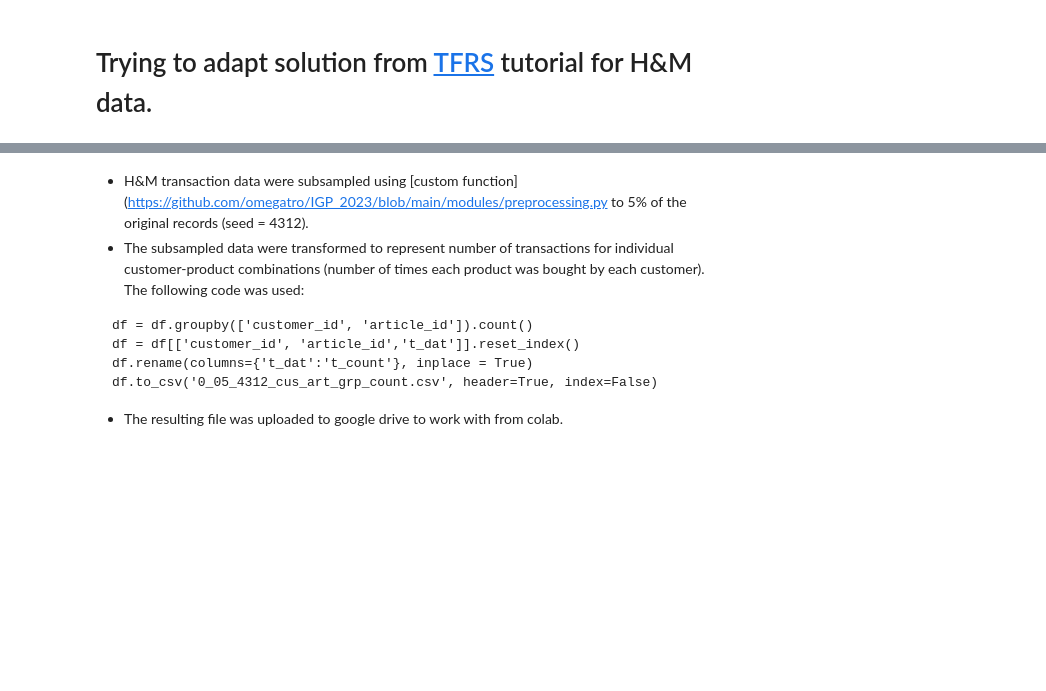
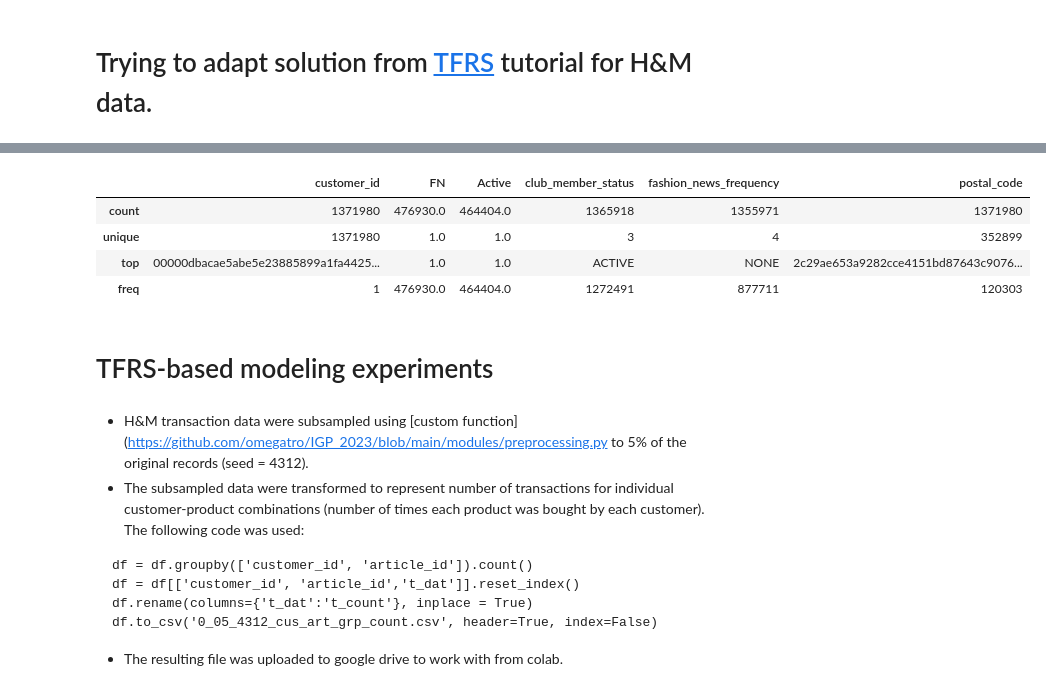
Before and after one commit to omegatro/IGP_2023, a Jupyter notebook: notebooks/tfrs_sandbox.ipynb, the cells around one changed output, grey strips where cells are left out. Saved outputs shown, nothing was run; the diff lists cells and outputs as text; code cells hidden in the pictures; blank space fills up the shorter version.

```diff
--- a/notebooks/tfrs_sandbox.ipynb
+++ b/notebooks/tfrs_sandbox.ipynb
@@ -17,0 +46,3 @@ from sklearn.model_selection import train_test_split
+# %%
+for c in art_df.columns:
+  print(f'{c}: Null_counts:{art_df[c].isnull().sum()}')
@@ -17,0 +81,3 @@ from sklearn.model_selection import train_test_split
+# %%
+for c in cus_df.columns:
+  print(f'{c}: Null_counts:{cus_df[c].isnull().sum()}')
@@ -17,0 +92,3 @@ from sklearn.model_selection import train_test_split
+# %%
+cus_num = ['age']
+cus_cat = [c for c in cus_df.columns if c not in cus_num]
@@ -18,3 +108,14 @@ from sklearn.model_selection import train_test_split
+# %%
+#describing categorical
+cus_df[cus_cat].astype('object').describe()
+# %% [output]
+|  | customer_id | FN | Active | club_member_status | fashion_news_frequency | postal_code |
+| count | 1371980 | 476930.0 | 464404.0 | 1365918 | 1355971 | 1371980 |
+| unique | 1371980 | 1.0 | 1.0 | 3 | 4 | 352899 |
+| top | 00000dbacae5abe5e23885899a1fa4425... | 1.0 | 1.0 | ACTIVE | NONE | 2c29ae653a9282cce4151bd87643c9076... |
+| freq | 1 | 476930.0 | 464404.0 | 1272491 | 877711 | 120303 |
+# %% [markdown]
+# TFRS-based modeling experiments
 # %% [markdown]
 - H&M transaction data were subsampled using [custom function](https://github.com/omegatro/IGP_2023/blob/main/modules/preprocessing.py to 5% of the original records (seed = 4312).
 - The subsampled data were transformed to represent number of transactions for individual customer-product combinations (number of times each product was bought by each customer). The following code was used:
```
Also changed, not shown: parts of 11 cells of this notebook.
